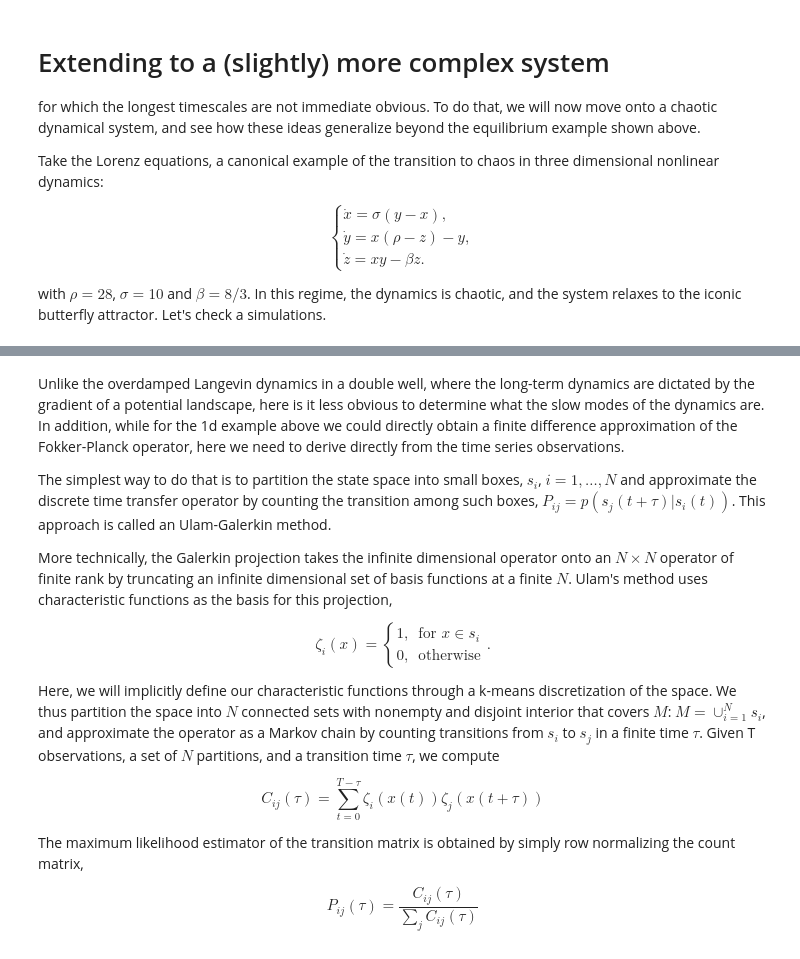
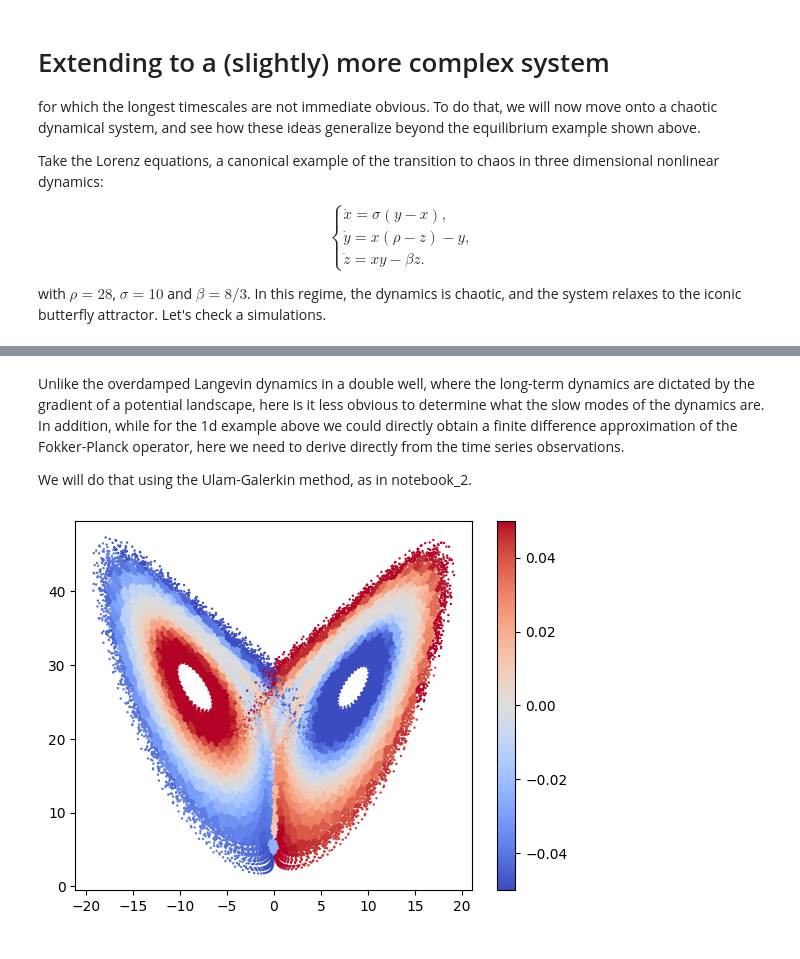
Before and after one commit to AntonioCCosta/DPG_PhysicsBehavior_2026, a Jupyter notebook: notebooks/notebook_3.ipynb, the cells around one changed output, grey strips where cells are left out. Cells and saved outputs as stored; diff of their text form; code cells hidden in the pictures.

```diff
--- a/notebooks/notebook_3.ipynb
+++ b/notebooks/notebook_3.ipynb
@@ -89,25 +88,25 @@ plt.show()
 # %% [markdown]
 Unlike the overdamped Langevin dynamics in a double well, where the long-term dynamics are dictated by the gradient of a potential landscape, here is it less obvious to determine what the slow modes of the dynamics are. In addition, while for the 1d example above we could directly obtain a finite difference approximation of the Fokker-Planck operator, here we need to derive directly from the time series observations.
 
-The simplest way to do that is to partition the state space into small boxes, $s_i$, $i={1,\ldots,N}$ and approximate the discrete time transfer operator by counting the transition among such boxes, $P_{ij} = p(s_j(t+\tau)|s_i(t))$. This approach is called an Ulam-Galerkin method.
-
-More technically, the Galerkin projection takes the infinite dimensional operator onto an $N\times N$ operator of finite rank by truncating an infinite dimensional set of basis functions at a finite $N$. Ulam's method uses characteristic functions as the basis for this projection,
-
-$$
-\zeta_i(x) = \begin{cases}
-    1, & \text{for $x \in s_i$}\\
-    0, & \text{otherwise}
-    \end{cases}.
-$$
-
-Here, we will implicitly define our characteristic functions through a k-means discretization of the space. We thus partition the space into $N$ connected sets with nonempty and disjoint interior that covers $M$: $M = \cup_{i=1}^N s_i$, and approximate the operator as a Markov chain by counting transitions from $s_i$ to $s_j$ in a finite time $\tau$. Given T observations, a set of $N$ partitions, and a transition time $\tau$, we compute
-
-$$
-C_{ij}(\tau) = \sum_{t=0}^{T-\tau}\zeta_i(x(t))\zeta_j(x(t+\tau))
-$$
-
-The maximum likelihood estimator of the transition matrix is obtained by simply row normalizing the count matrix,
-
-$$
-P_{ij}(\tau) = \frac{C_{ij}(\tau)}{\sum_j C_{ij}(\tau)}
-$$
+We will do that using the Ulam-Galerkin method, as in notebook_2.
+# %%
+N=1000
+#labels_all is an array with the partition that each point in the time series belongs to
+#centers is the centroid of each k-means cluster
+labels_all,centers = cl.kmeans_partition(tseries,N,batchsize=10000,return_centers=True)
+# %%
+delay=1
+P_emp = op_calc.transition_matrix(labels_all,delay)
+eigvals_emp,eigvecs_emp = op_calc.sorted_spectrum(P_emp,k=5)
+eigvecs_emp = eigvecs_emp.real
+eigvecs_emp = eigvecs_emp/np.linalg.norm(eigvecs_emp,axis=0)
+phi2_emp = eigvecs_emp[:,1]
+# %%
+phi2_traj = phi2_emp[labels_all]
+# %%
+color_abs = np.max(np.abs(phi2_emp))
+plt.scatter(tseries[:,0],tseries[:,2],c=phi2_traj,cmap='coolwarm',s=0.5,vmin=-.05,vmax=.05)
+plt.colorbar()
+plt.show()
+# %% [output]
+[figure, added]
```
Also changed, not shown: parts of 8 cells of this notebook.
